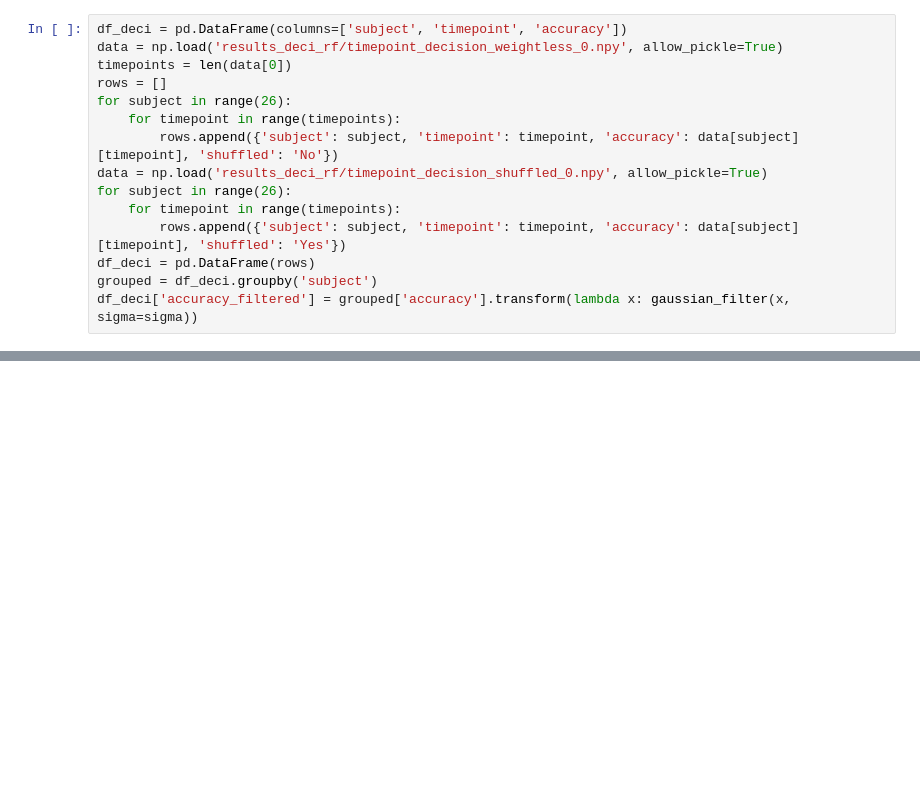
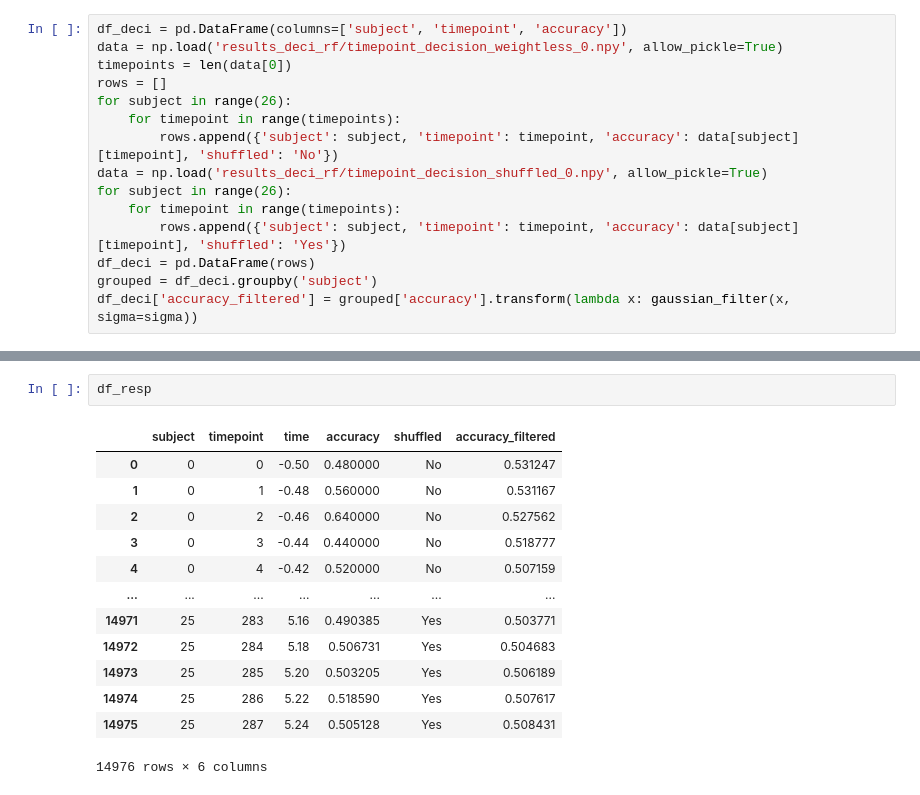
Before and after one commit to unthrived/master-thesis, a Jupyter notebook: Done_results_sns_deci.ipynb, the cells around one changed output, grey strips where cells are left out. Cells and saved outputs as stored; diff of their text form; blank space fills up the shorter version.

```diff
--- a/Done_results_sns_deci.ipynb
+++ b/Done_results_sns_deci.ipynb
@@ -89 +124,17 @@ df_resp['accuracy_filtered'] = grouped['accuracy'].transform(lambda x: gaussian_
+# %%
+df_resp
+# %% [output]
+|  | subject | timepoint | time | accuracy | shuffled | accuracy_filtered |
+| 0 | 0 | 0 | -0.50 | 0.480000 | No | 0.531247 |
+| 1 | 0 | 1 | -0.48 | 0.560000 | No | 0.531167 |
+| 2 | 0 | 2 | -0.46 | 0.640000 | No | 0.527562 |
+| 3 | 0 | 3 | -0.44 | 0.440000 | No | 0.518777 |
+| 4 | 0 | 4 | -0.42 | 0.520000 | No | 0.507159 |
+| ... | ... | ... | ... | ... | ... | ... |
+| 14971 | 25 | 283 | 5.16 | 0.490385 | Yes | 0.503771 |
+| 14972 | 25 | 284 | 5.18 | 0.506731 | Yes | 0.504683 |
+| 14973 | 25 | 285 | 5.20 | 0.503205 | Yes | 0.506189 |
+| 14974 | 25 | 286 | 5.22 | 0.518590 | Yes | 0.507617 |
+| 14975 | 25 | 287 | 5.24 | 0.505128 | Yes | 0.508431 |
+14976 rows × 6 columns
 # %%
```
Also changed, not shown: parts of 7 cells of this notebook, 7 other files.
